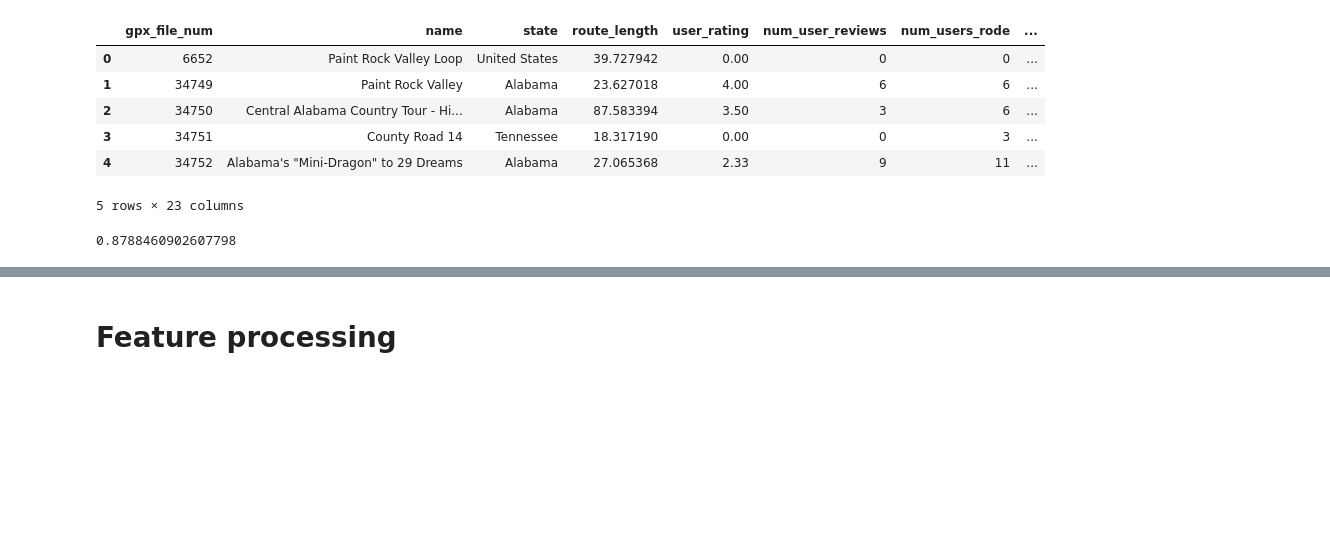
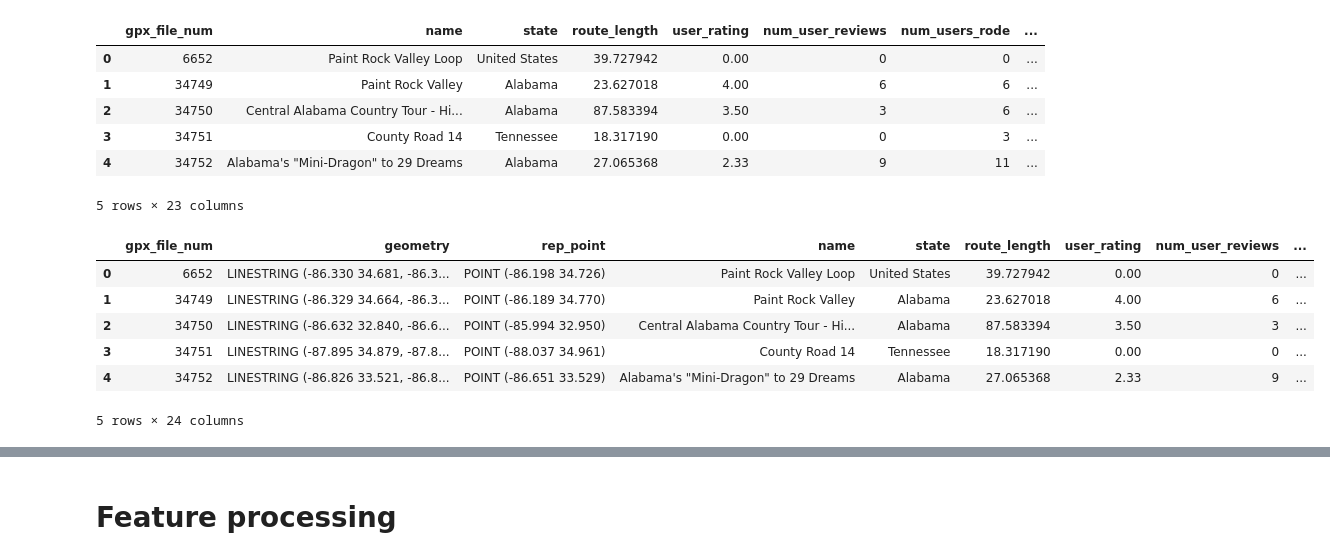
Before and after one commit to kweino/sunday-driver, a Jupyter notebook: analyses/MR_Route_Recommendation_Engine-Borkert.ipynb, the cells around one changed output, grey strips where cells are left out. Saved outputs shown, nothing was run; the diff lists cells and outputs as text; code cells hidden in the pictures; blank space fills up the shorter version.

```diff
--- a/analyses/MR_Route_Recommendation_Engine-Borkert.ipynb
+++ b/analyses/MR_Route_Recommendation_Engine-Borkert.ipynb
@@ -81,22 +83,22 @@ valid_states = ['Alabama', 'California', 'Georgia', 'Missouri', 'Illinois', 'Ohi
 
 from math import radians, cos, sin, asin, sqrt
 
-# Calculates distance between 2 GPS coordinates
-def haversine(lat1, lon1, lat2, lon2):
-    """
-    Calculate the great circle distance between two points
-    on the earth (specified in decimal degrees)
-    """
-    # convert decimal degrees to radians
-    lon1, lat1, lon2, lat2 = map(radians, [lon1, lat1, lon2, lat2])
+# # Calculates distance between 2 GPS coordinates
+# def haversine(lat1, lon1, lat2, lon2):
+#     """
+#     Calculate the great circle distance between two points
+#     on the earth (specified in decimal degrees)
+#     """
+#     # convert decimal degrees to radians
+#     lon1, lat1, lon2, lat2 = map(radians, [lon1, lat1, lon2, lat2])
 
-    # haversine formula
-    dlon = lon2 - lon1
-    dlat = lat2 - lat1
-    a = sin(dlat/2)**2 + cos(lat1) * cos(lat2) * sin(dlon/2)**2
-    c = 2 * asin(sqrt(a))
-    r = 3956 # Radius of earth in kilometers. Use 3956 for miles
-    return c * r
+#     # haversine formula
+#     dlon = lon2 - lon1
+#     dlat = lat2 - lat1
+#     a = sin(dlat/2)**2 + cos(lat1) * cos(lat2) * sin(dlon/2)**2
+#     c = 2 * asin(sqrt(a))
+#     r = 3956 # Radius of earth miles
+#     return c * r
 # %%
 #read in data
 df_raw = pd.read_csv('../data/route_data2.csv')#.drop('files',axis=1)
@@ -160,6 +162,12 @@ df.head()
 # %%
 route_gdf = route_gdf.merge(df, on='gpx_file_num').drop('files',axis=1)
 # %%
-route_gdf.route_length.min()
+route_gdf.head()
 # %% [output]
+|  | gpx_file_num | geometry | rep_point | name | state | route_length | user_rating | num_user_reviews | ... |
+| 0 | 6652 | LINESTRING (-86.330 34.681, -86.3... | POINT (-86.198 34.726) | Paint Rock Valley Loop | United States | 39.727942 | 0.00 | 0 | ... |
+| 1 | 34749 | LINESTRING (-86.329 34.664, -86.3... | POINT (-86.189 34.770) | Paint Rock Valley | Alabama | 23.627018 | 4.00 | 6 | ... |
+| 2 | 34750 | LINESTRING (-86.632 32.840, -86.6... | POINT (-85.994 32.950) | Central Alabama Country Tour - Hi... | Alabama | 87.583394 | 3.50 | 3 | ... |
+| 3 | 34751 | LINESTRING (-87.895 34.879, -87.8... | POINT (-88.037 34.961) | County Road 14 | Tennessee | 18.317190 | 0.00 | 0 | ... |
+| 4 | 34752 | LINESTRING (-86.826 33.521, -86.8... | POINT (-86.651 33.529) | Alabama's "Mini-Dragon" to 29 Dreams | Alabama | 27.065368 | 2.33 | 9 | ... |
-0.8788460902607798
+5 rows × 24 columns
```
Also changed, not shown: parts of 3 cells of this notebook, 2 other files.
